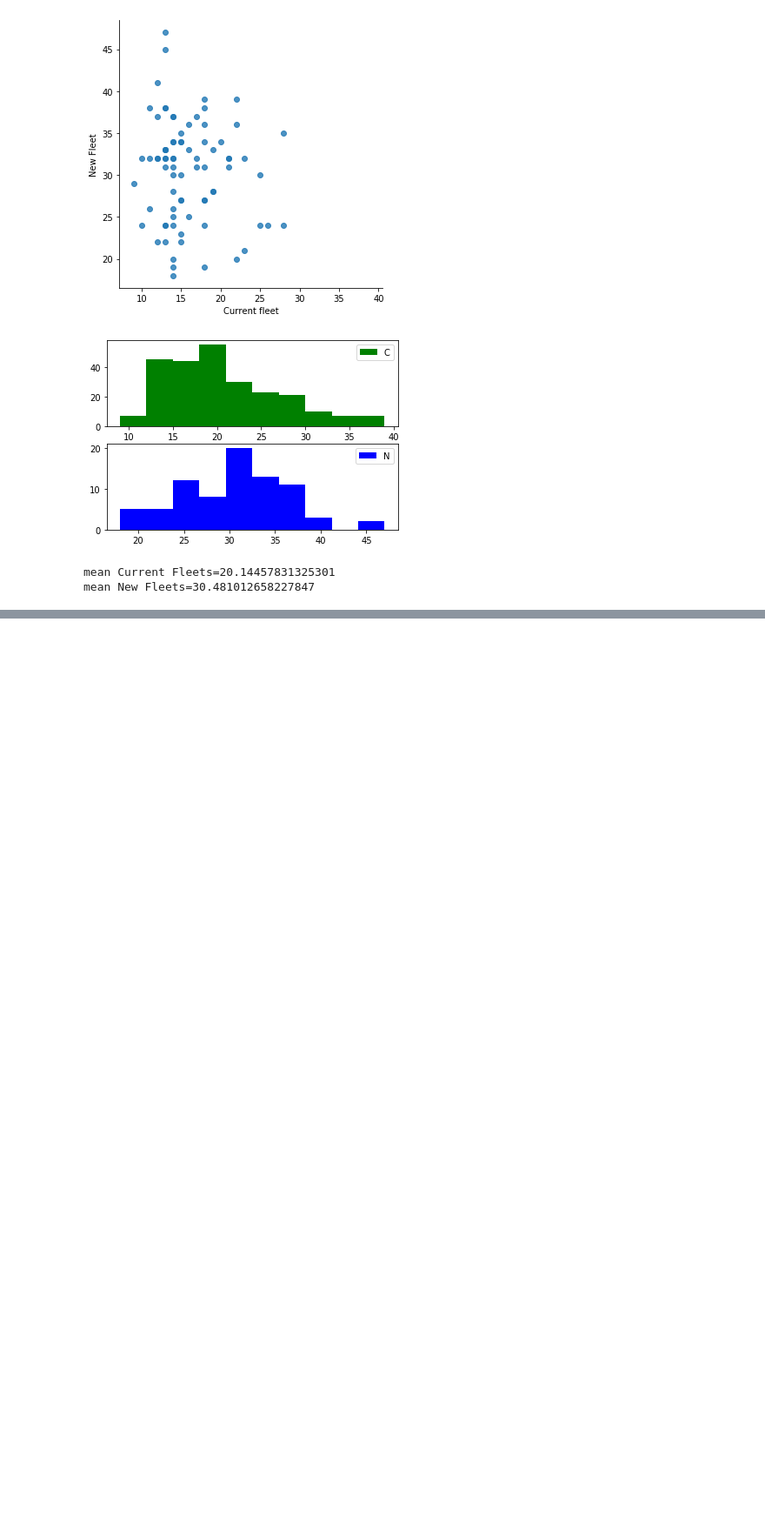
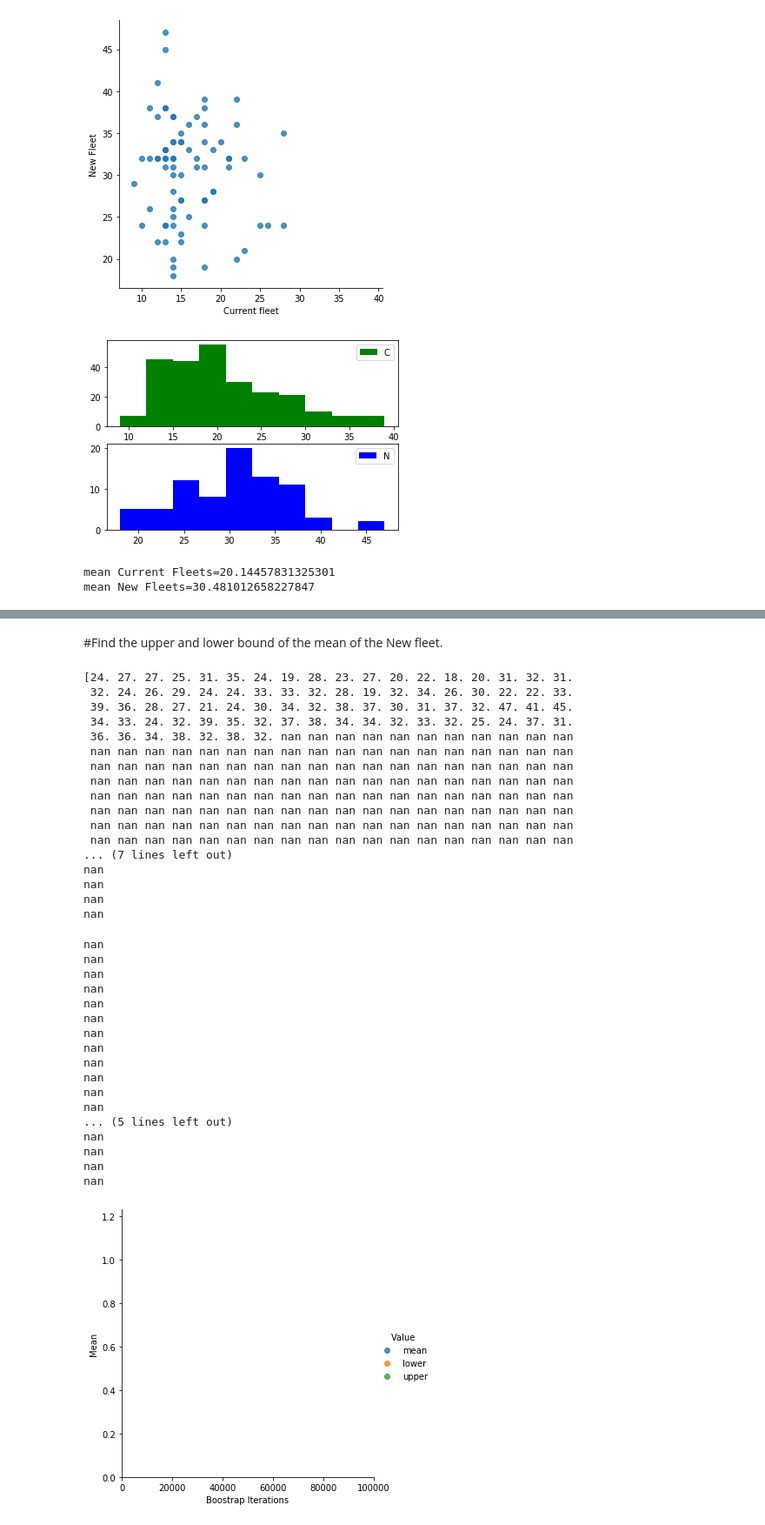
Before and after one commit to OnePassio/CE888, a Jupyter notebook: Lab2_Assignment.ipynb, the cells around one changed output, grey strips where cells are left out. Shown: that part at 87% size. Drawn from its saved outputs; the diff is of its cells as text; code cells hidden in the pictures; blank space fills up the shorter version.

```diff
--- a/Lab2_Assignment.ipynb
+++ b/Lab2_Assignment.ipynb
@@ -175,0 +208,57 @@ mean New Fleets=30.481012658227847
+# %% [markdown]
+#Find the upper and lower bound of the mean of the New fleet.
+# %%
+print(dataNewFleet)
+boots = []
+for i in range(100, 10000, 1000):
+    boot = boostrap_mean(dataNewFleet, dataNewFleet.shape[0], i)
+    boots.append([i, boot[0], "mean"])
+    boots.append([i, boot[1], "lower"])
+    boots.append([i, boot[2], "upper"])
+
+df_boot = pd.DataFrame(boots, columns=['Boostrap Iterations', 'Mean', "Value"])
+sns_plot = sns.lmplot(df_boot.columns[0], df_boot.columns[1], data=df_boot, fit_reg=False, hue="Value")
+
+sns_plot.axes[0, 0].set_ylim(0,)
+sns_plot.axes[0, 0].set_xlim(0, 100000)
+
+sns_plot.savefig("Vehicle_current_freet_bootstrap_confidence.png", bbox_inches='tight')
+#sns_plot.savefig("bootstrap_confidence.pdf", bbox_inches='tight')
+from google.colab import files
+#files.download('Vehicle_current_freet_bootstrap_confidence.png')
+# %% [output]
+[24. 27. 27. 25. 31. 35. 24. 19. 28. 23. 27. 20. 22. 18. 20. 31. 32. 31.
+ 32. 24. 26. 29. 24. 24. 33. 33. 32. 28. 19. 32. 34. 26. 30. 22. 22. 33.
+ 39. 36. 28. 27. 21. 24. 30. 34. 32. 38. 37. 30. 31. 37. 32. 47. 41. 45.
+ 34. 33. 24. 32. 39. 35. 32. 37. 38. 34. 34. 32. 33. 32. 25. 24. 37. 31.
+ 36. 36. 34. 38. 32. 38. 32. nan nan nan nan nan nan nan nan nan nan nan
+ nan nan nan nan nan nan nan nan nan nan nan nan nan nan nan nan nan nan
+ nan nan nan nan nan nan nan nan nan nan nan nan nan nan nan nan nan nan
+ nan nan nan nan nan nan nan nan nan nan nan nan nan nan nan nan nan nan
+ nan nan nan nan nan nan nan nan nan nan nan nan nan nan nan nan nan nan
+ nan nan nan nan nan nan nan nan nan nan nan nan nan nan nan nan nan nan
+ nan nan nan nan nan nan nan nan nan nan nan nan nan nan nan nan nan nan
+ nan nan nan nan nan nan nan nan nan nan nan nan nan nan nan nan nan nan
+... (7 lines left out)
+nan
+nan
+nan
+nan
+nan
+nan
+nan
+nan
+nan
+nan
+nan
+nan
+nan
+nan
+nan
+nan
+... (5 lines left out)
+nan
+nan
+nan
+nan
+[figure, added]
```
Also changed, not shown: parts of 4 cells of this notebook.
